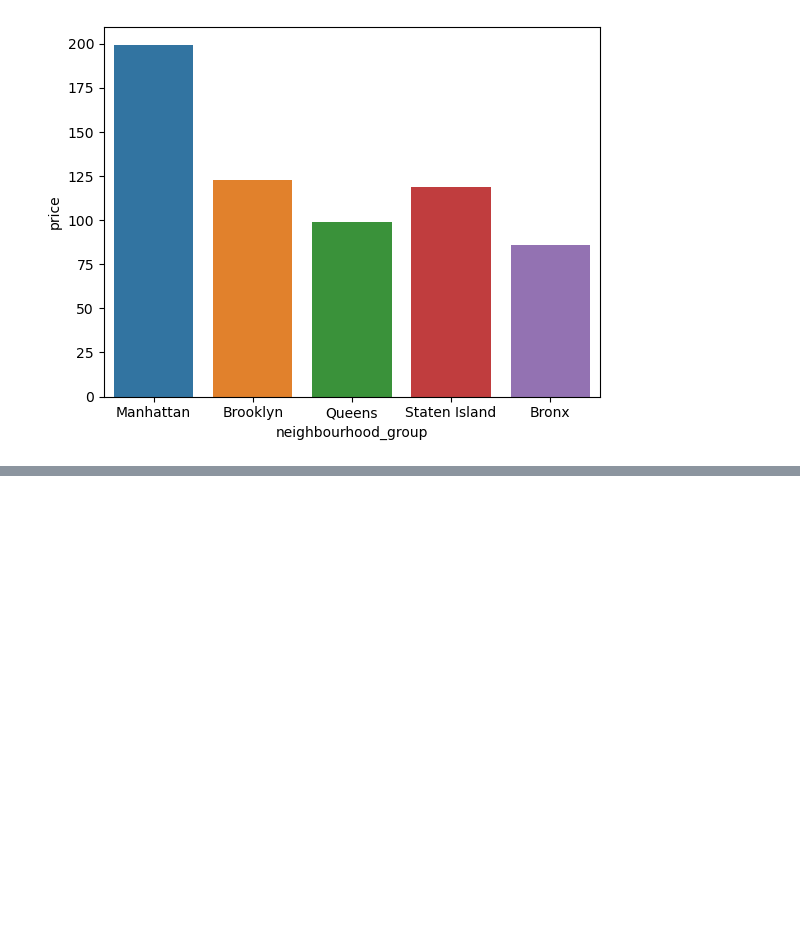
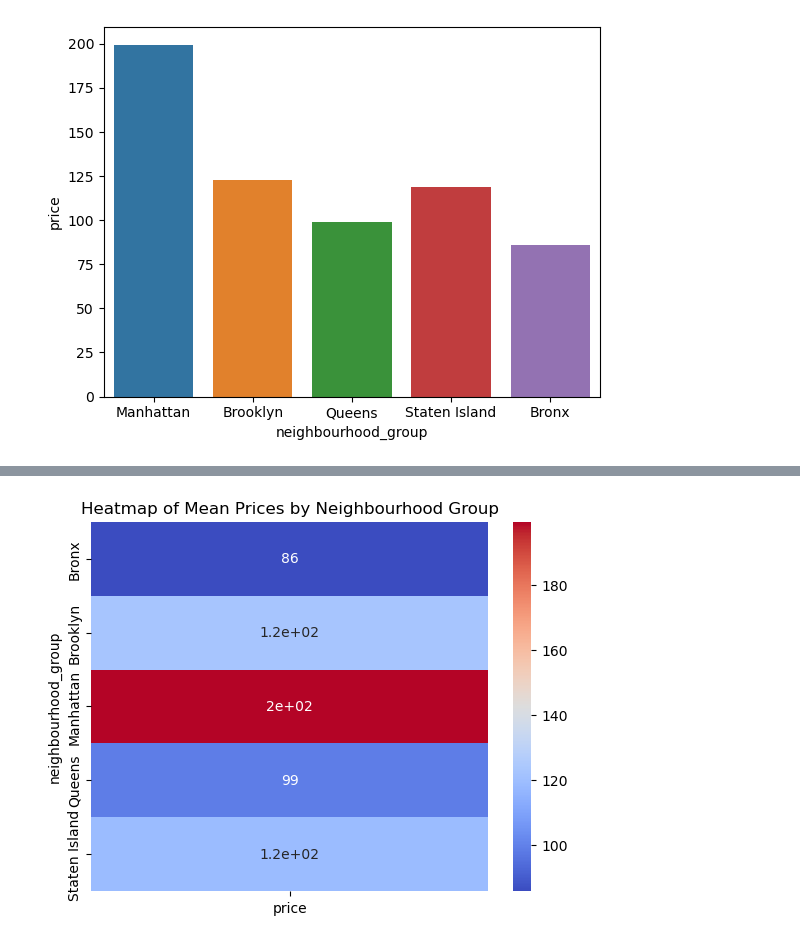
Before and after one commit to Tebrihk/qualitative_data_visualization, a Jupyter notebook: visualizing_qualitative_data.ipynb, the cells around one changed output, grey strips where cells are left out. Saved outputs shown, nothing was run; the diff lists cells and outputs as text; code cells hidden in the pictures; blank space fills up the shorter version.

```diff
--- a/visualizing_qualitative_data.ipynb
+++ b/visualizing_qualitative_data.ipynb
@@ -45,0 +66,7 @@ The `ci` parameter is deprecated. Use `errorbar=('ci', False)` for the same effe
+# %%
+pivot_table = listing.pivot_table(index='neighbourhood_group', values='price', aggfunc='mean')
+sn.heatmap(pivot_table, annot=True, cmap='coolwarm')
+plt.title("Heatmap of Mean Prices by Neighbourhood Group")
+plt.show()
+# %% [output]
+[figure, added]
```
Also changed, not shown: parts of 5 cells of this notebook.
